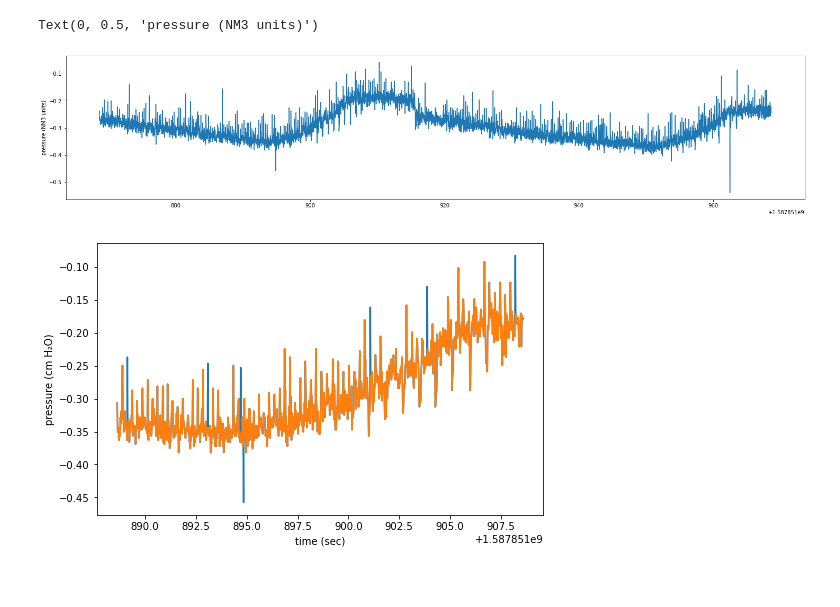
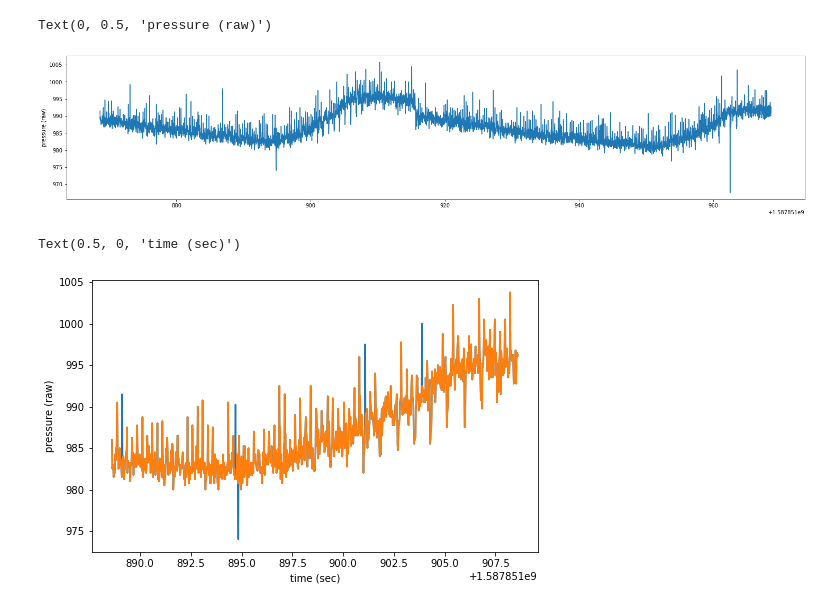
Before and after one commit to Princeton-Penn-Vents/princeton-penn-flowmeter, a Jupyter notebook: analysis/thermal-noise.ipynb, the cells around one changed output. Saved outputs shown, nothing was run; the diff lists cells and outputs as text; code cells hidden in the pictures; blank space fills up the shorter version.

```diff
--- a/analysis/thermal-noise.ipynb
+++ b/analysis/thermal-noise.ipynb
@@ -9,18 +9,21 @@ def read_our(filename):
         for line in file:
             row = json.loads(line)
             time.append(row["t"] / 1000.0)
-            pressure.append(0.0126 * row["P"] - 12.73)
-            flow.append(0.7198 * row["F"]**(4/7))
+#             pressure.append(0.0126 * row["P"] - 12.73)
+#             flow.append(0.7198 * row["F"]**(4/7))
+            pressure.append(row["P"])
+            flow.append(row["F"])
         return np.array(time), np.array(pressure), np.array(flow)
 # %%
 time, pressure, flow = read_our("../thermo-noise/thermo5ft1s10microF10k0000.out")
 # %%
 fig, ax1 = plt.subplots(1, 1, figsize=(25, 5))
 ax1.plot(time[15000:20000], pressure[15000:20000])
-ax1.set_ylabel("pressure (cm H₂O)")
+# ax1.set_ylabel("pressure (cm H₂O)")
+ax1.set_ylabel("pressure (raw)")
 # %% [output]
-Text(0, 0.5, 'pressure (NM3 units)')
+Text(0, 0.5, 'pressure (raw)')
-[figure, old version]
+[figure, new version]
 # %%
 pressure_average = 0.25*(
     pressure[4:] +
@@ -30,7 +33,7 @@ pressure_average = 0.25*(
 
 toreplace22 = abs(
     pressure_average -
-    pressure[2:-2]) > 0.1
+    pressure[2:-2]) > 8
 toreplace = np.zeros(
     len(pressure), np.bool_)
 toreplace[2:-2] = toreplace22
@@ -41,12 +44,14 @@ pressure_deglitched[toreplace] = \
 # %%
 fig, ax1 = plt.subplots(1, 1, figsize=(8, 5))
 ax1.plot(time[16000:17000], pressure[16000:17000])
 ax1.plot(time[16000:17000], pressure_deglitched[16000:17000])
-ax1.set_ylabel("pressure (cm H₂O)")
+# ax1.set_ylabel("pressure (cm H₂O)")
+ax1.set_ylabel("pressure (raw)")
 ax1.set_xlabel("time (sec)")
-fig.savefig("/tmp/degliteched.png")
+# fig.savefig("/tmp/degliteched.png")
 # %% [output]
+Text(0.5, 0, 'time (sec)')
-[figure, old version]
+[figure, new version]
 # %%
 pressure_deglitched_smoothed = pressure_deglitched.copy()
 pressure_deglitched_smoothed[1:-1] = (
```
Also changed, not shown: parts of 2 cells of this notebook, 1 other file.
